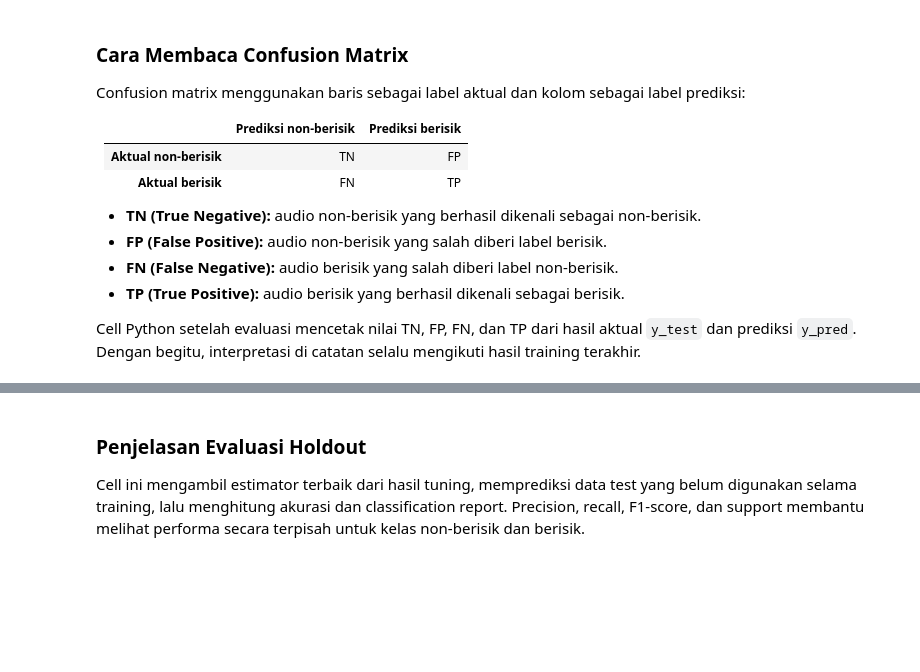
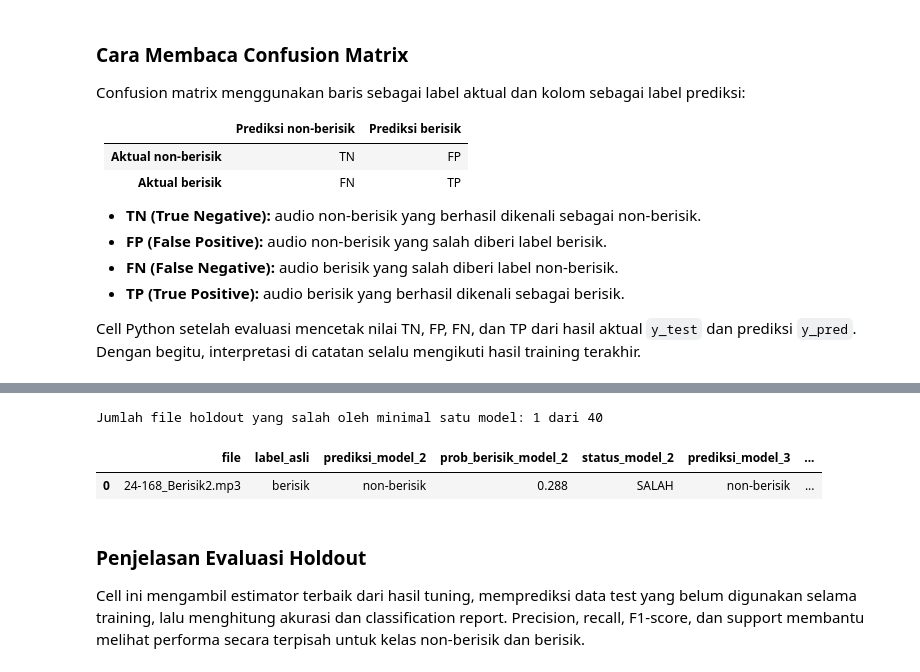
Before and after one commit to zeovarince/Audio-clasification, a Jupyter notebook: model3.0/klasifikasi_berisik_audio.ipynb, the cells around one changed output, grey strips where cells are left out. Cells and saved outputs as stored; diff of their text form; code cells hidden in the pictures; blank space fills up the shorter version.

```diff
--- a/model3.0/klasifikasi_berisik_audio.ipynb
+++ b/model3.0/klasifikasi_berisik_audio.ipynb
@@ -1209,3 +1262,32 @@ File uji yang salah klasifikasi (oleh salah satu model):
+# %%
+p_berisik_m2 = m2.predict_proba(X_test[feature_cols_base])[:, 1]
+p_berisik_m3 = m_voting.predict_proba(X_test)[:, 1]
+y_asli = y_test.to_numpy().astype(int)
+prediksi_m2 = (p_berisik_m2 >= 0.5).astype(int)
+prediksi_m3 = (p_berisik_m3 >= 0.5).astype(int)
+
+hasil_detail = pd.DataFrame({
+    'file': df.iloc[X_test.index]['file'].to_numpy(),
+    'label_asli': np.where(y_asli == 1, 'berisik', 'non-berisik'),
+    'prediksi_model_2': np.where(prediksi_m2 == 1, 'berisik', 'non-berisik'),
+    'prob_berisik_model_2': np.round(p_berisik_m2, 3),
+    'status_model_2': np.where(prediksi_m2 == y_asli, 'benar', 'SALAH'),
+    'prediksi_model_3': np.where(prediksi_m3 == 1, 'berisik', 'non-berisik'),
+    'prob_berisik_model_3': np.round(p_berisik_m3, 3),
+    'status_model_3': np.where(prediksi_m3 == y_asli, 'benar', 'SALAH'),
+})
+
+mask_salah = (prediksi_m2 != y_asli) | (prediksi_m3 != y_asli)
+file_salah = hasil_detail.loc[mask_salah].reset_index(drop=True)
+print(f'Jumlah file holdout yang salah oleh minimal satu model: {len(file_salah)} dari {len(hasil_detail)}')
+if file_salah.empty:
+    print('Tidak ada file holdout yang salah diprediksi oleh kedua model.')
+else:
+    display(file_salah)
+# %% [output]
+Jumlah file holdout yang salah oleh minimal satu model: 1 dari 40
+|  | file | label_asli | prediksi_model_2 | prob_berisik_model_2 | status_model_2 | prediksi_model_3 | ... |
+| 0 | 24-168_Berisik2.mp3 | berisik | non-berisik | 0.288 | SALAH | non-berisik | ... |
 # %% [markdown]
 ### Penjelasan Evaluasi Holdout
 Cell ini mengambil estimator terbaik dari hasil tuning, memprediksi data test yang belum digunakan selama training, lalu menghitung akurasi dan classification report. Precision, recall, F1-score, dan support membantu melihat performa secara terpisah untuk kelas non-berisik dan berisik.
```
Also changed, not shown: parts of 21 cells of this notebook, 27 other files.
